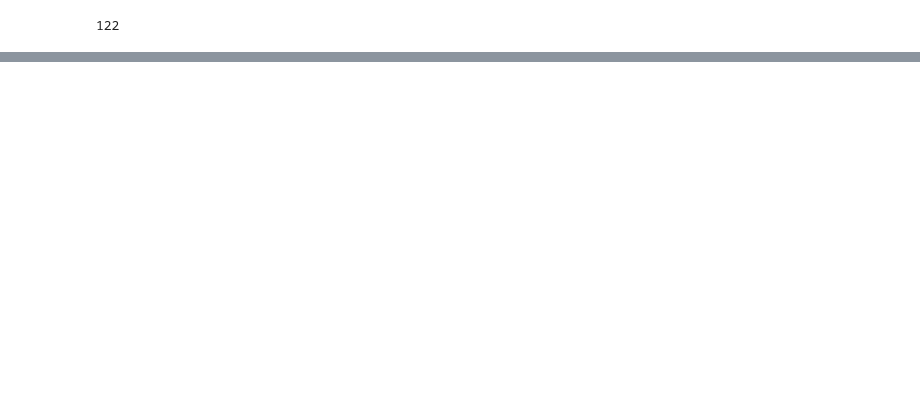
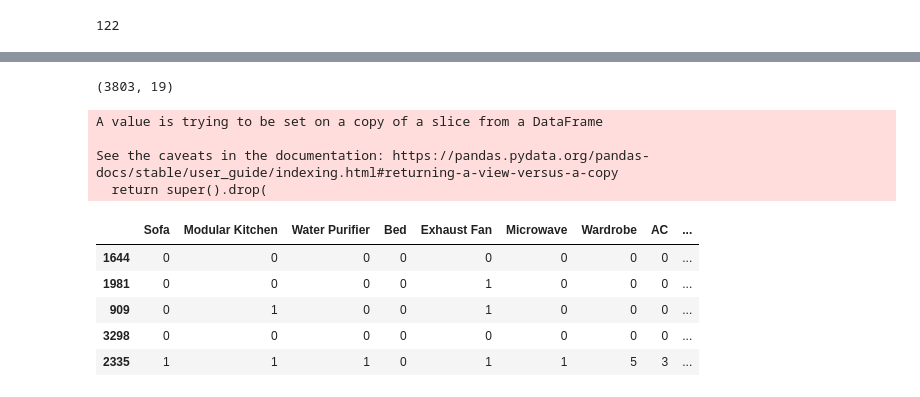
Before and after one commit to Shashan-k/Real-estate-Project, a Jupyter notebook: feature-engineering_5.ipynb, the cells around one changed output, grey strips where cells are left out. Saved outputs shown, nothing was run; the diff lists cells and outputs as text; code cells hidden in the pictures; blank space fills up the shorter version.

```diff
--- a/feature-engineering_5.ipynb
+++ b/feature-engineering_5.ipynb
@@ -51,0 +314,2 @@ df['super_built_up_area'] = df.apply(lambda x: convert_to_sqft(x['areaWithType']
+# %%
+df['agePossession'] = df['agePossession'].apply(categorize_age_possession)
@@ -51,0 +344,52 @@ df['super_built_up_area'] = df.apply(lambda x: convert_to_sqft(x['areaWithType']
+# %%
+# Extract all unique furnishings from the furnishDetails column
+all_furnishings = []
+for detail in df['furnishDetails'].dropna():
+    furnishings = detail.replace('[', '').replace(']', '').replace("'", "").split(', ')
+    all_furnishings.extend(furnishings)
+unique_furnishings = list(set(all_furnishings))
+
+# Define a function to extract the count of a furnishing from the furnishDetails
+def get_furnishing_count(details, furnishing):
+    if isinstance(details, str):
+        if f"No {furnishing}" in details:
+            return 0
+        pattern = re.compile(f"(\d+) {furnishing}")
+        match = pattern.search(details)
+        if match:
+            return int(match.group(1))
+        elif furnishing in details:
+            return 1
+    return 0
+
+# Simplify the furnishings list by removing "No" prefix and numbers
+columns_to_include = [re.sub(r'No |\d+', '', furnishing).strip() for furnishing in unique_furnishings]
+columns_to_include = list(set(columns_to_include))  # Get unique furnishings
+columns_to_include = [furnishing for furnishing in columns_to_include if furnishing]  # Remove empty strings
+
+# Create new columns for each unique furnishing and populate with counts
+for furnishing in columns_to_include:
+    df[furnishing] = df['furnishDetails'].apply(lambda x: get_furnishing_count(x, furnishing))
+
+# Create the new dataframe with the required columns
+furnishings_df = df[['furnishDetails'] + columns_to_include]
+# %%
+furnishings_df.shape
+# %% [output]
+(3803, 19)
+# %%
+furnishings_df.drop(columns=['furnishDetails'],inplace=True)
+# %% [output]
+A value is trying to be set on a copy of a slice from a DataFrame
+
+See the caveats in the documentation: https://pandas.pydata.org/pandas-docs/stable/user_guide/indexing.html#returning-a-view-versus-a-copy
+  return super().drop(
+# %%
+furnishings_df.sample(5)
+# %% [output]
+|  | Sofa | Modular Kitchen | Water Purifier | Bed | Exhaust Fan | Microwave | Wardrobe | AC | ... |
+| 1644 | 0 | 0 | 0 | 0 | 0 | 0 | 0 | 0 | ... |
+| 1981 | 0 | 0 | 0 | 0 | 1 | 0 | 0 | 0 | ... |
+| 909 | 0 | 1 | 0 | 0 | 1 | 0 | 0 | 0 | ... |
+| 3298 | 0 | 0 | 0 | 0 | 0 | 0 | 0 | 0 | ... |
+| 2335 | 1 | 1 | 1 | 0 | 1 | 1 | 5 | 3 | ... |
```
Also changed, not shown: parts of 48 cells of this notebook, 1 other file.
